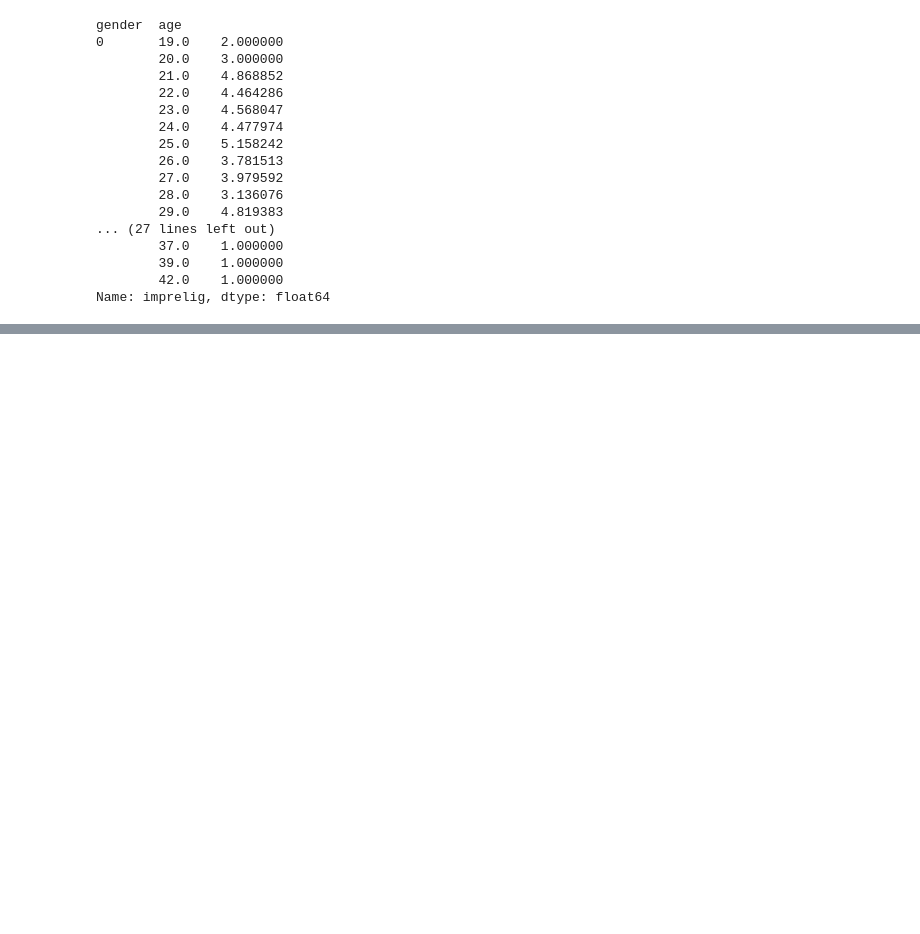
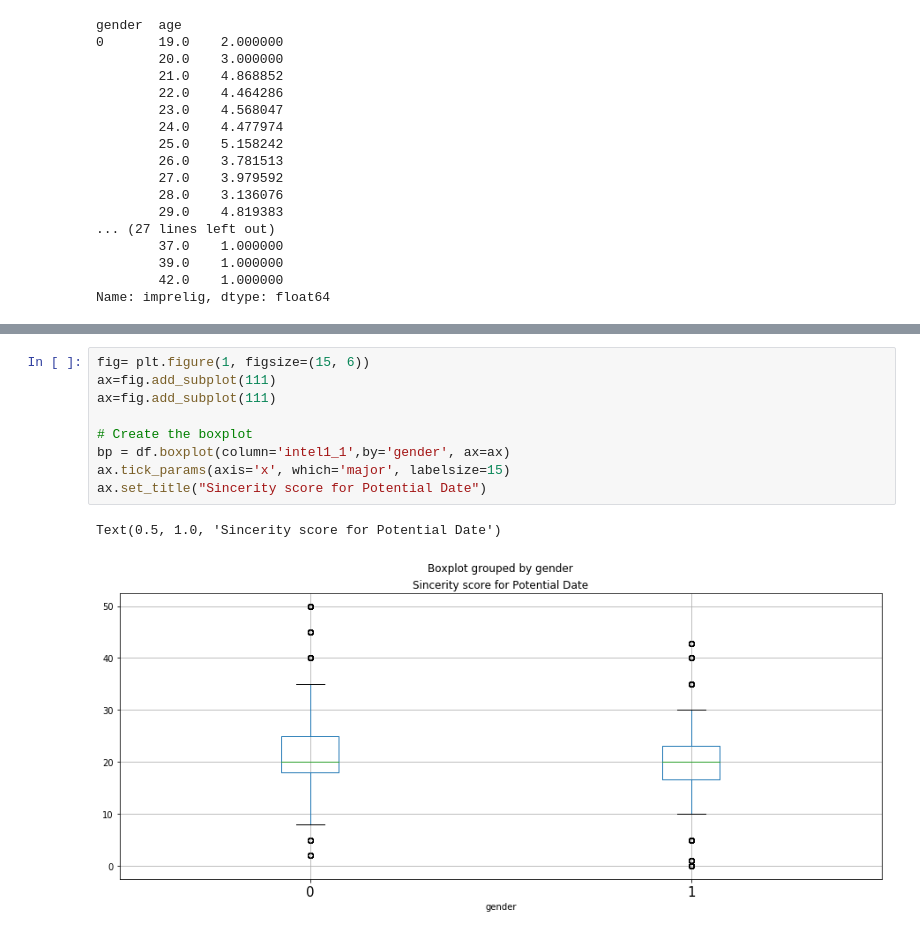
Before and after one commit to erjpsingh/dateyourmate, a Jupyter notebook: dateyourmate.ipynb, the cells around one changed output, grey strips where cells are left out. Drawn from its saved outputs; the diff is of its cells as text; blank space fills up the shorter version.

```diff
--- a/dateyourmate.ipynb
+++ b/dateyourmate.ipynb
@@ -373,0 +448,12 @@ ValueError: setting an array element with a sequence.
+# %%
+fig= plt.figure(1, figsize=(15, 6))
+ax=fig.add_subplot(111)
+ax=fig.add_subplot(111)
+
+# Create the boxplot
+bp = df.boxplot(column='intel1_1',by='gender', ax=ax)
+ax.tick_params(axis='x', which='major', labelsize=15)
+ax.set_title("Sincerity score for Potential Date")
+# %% [output]
+Text(0.5, 1.0, 'Sincerity score for Potential Date')
+[figure, added]
```
Also changed, not shown: parts of 31 cells of this notebook.
